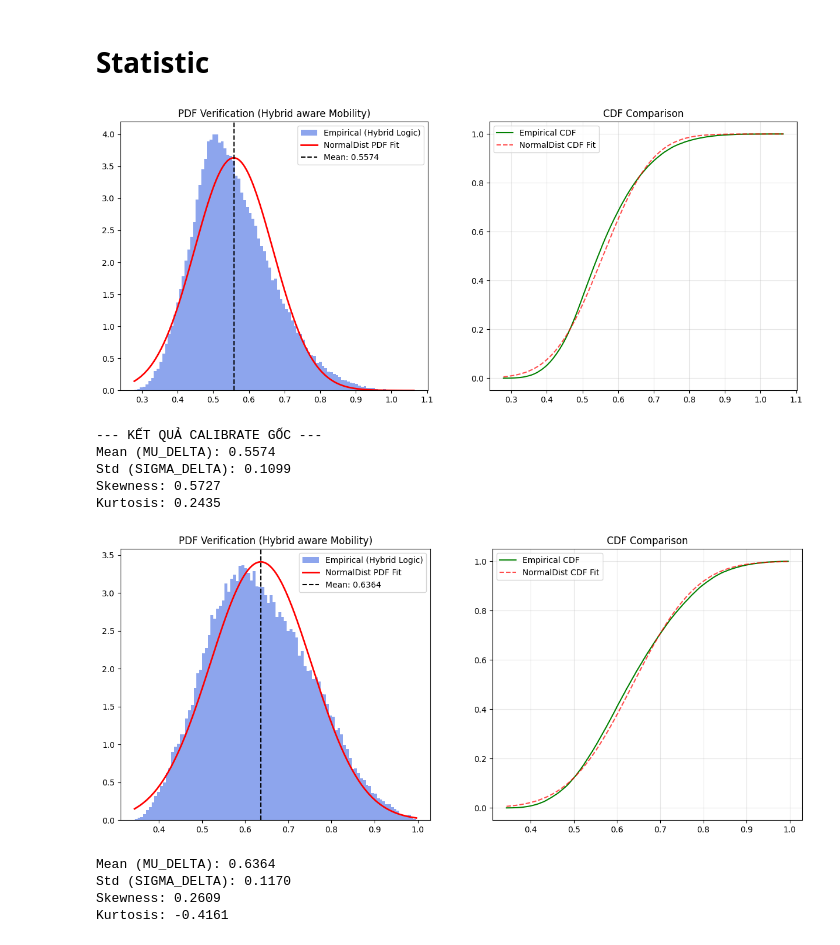
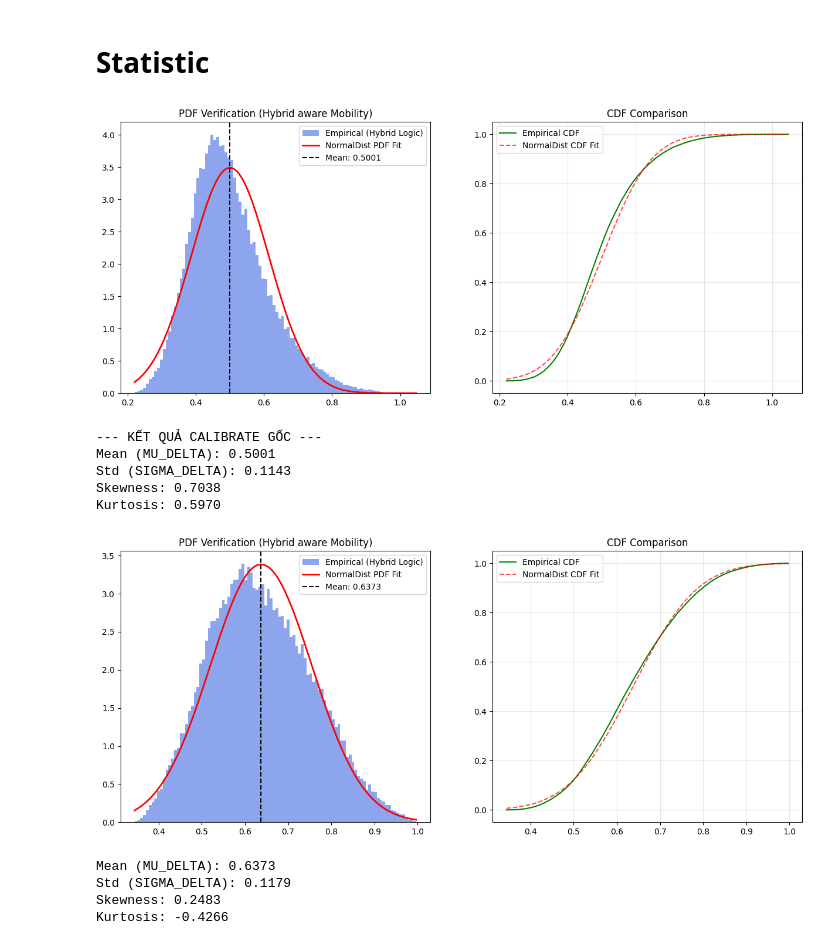
Before and after one commit to dDxCg/RAG_UAV-Network-Slicing, a Jupyter notebook: mappo.ipynb, the cells around one changed output. Cells and saved outputs as stored; diff of their text form; code cells hidden in the pictures.

```diff
--- a/mappo.ipynb
+++ b/mappo.ipynb
@@ -4612,19 +4585,15 @@ from decimal import Decimal
 
 env_config_file = "./config/environment/default.yaml"
 train_config_file = './config/train/mappo_default.yaml'
-env_config = {
-    "arrival_rate": 2.0,
-    "departure_rate": 1.8,
-    "walk_prob": 0.2, "vehicle_prob": 0.0, "staionary_prob": 0.8,
-    "embb_prob": 0.4, "urllc_prob": 0.2, "mmtc_prob": 0.4,
-  }
+env_config = {"walk_prob": 0.3, "vehicle_prob": 0.25, "stationary_prob": 0.45,
+              "embb_prob": 0.3, "urllc_prob": 0.3, "mmtc_prob": 0.4,
+              "arrival_rate": 2.2, "departure_rate": 2.8, "thinking": "Moderate Low Stress"}
 
 trial_log = []
 def objective(trial):
-    w_qos = trial.suggest_float("w_qos", 5, 8, step=0.5)
-    remaining = 10 - 1 - w_qos
-    w_energy = trial.suggest_float("w_energy", 1, remaining, step = 0.5)
-    w_fairness = 10 - w_qos - w_energy
+    w_qos = trial.suggest_float("w_qos", 2, 8, step=0.5)
+    w_energy = 10 - 1 - w_qos
+    w_fairness = 1
 
     trainer = TrainingManagerMAPPO(
         env_config_path=env_config_file,
@@ -4653,16 +4622,16 @@ def objective(trial):
             )
         }
     )
-    reward = trainer.train(early_stop=True)
-    env_pref = _get_env_penalty(env_config, w_qos, w_energy, w_fairness)
-    score = reward - env_pref["env_penalty"]
+    report = trainer.train()
+    env_pref = _get_env_pref(env_config)
+    score = report["qos"] - report["energy_usage"] + report["fairness"]
     log = {
         **env_config,
         **env_pref,
         'w_qos': float(w_qos),
         'w_energy': float(w_energy),
         'w_fairness': float(w_fairness),
-        'reward': round(reward, 2),
+        **report,
         'score': round(score, 2)
     }
     print(log)
@@ -4671,5 +4640,5 @@ def objective(trial):
 
 
 study = optuna.create_study(direction="maximize")
-study.optimize(objective, n_trials=7)
+study.optimize(objective, n_trials=5)
 # %% [output]
@@ -4712,9 +4681,9 @@ from IPython.display import FileLink
 
 # 1. Đánh dấu số trial để không bị mất dấu sau khi sort
 for i, entry in enumerate(trial_log):
-    entry['trial_no'] = i
+    entry['trial_no'] = i + 1
 
-# 2. Sắp xếp theo score giảm dần và lấy top 3
+# 2. Sắp xếp theo score giảm dần và lấy top 2
 sorted_logs = sorted(trial_log, key=lambda x: x['score'], reverse=True)
 
 # 3. Thiết lập đường dẫn
@@ -4726,7 +4695,7 @@ if not os.path.exists(directory_path):
 
 # 4. Ghi file JSONL
 with open(file_path, 'w', encoding='utf-8') as f:
-    for entry in sorted_logs[:3]:
+    for entry in sorted_logs[:2]:
         f.write(json.dumps(entry, ensure_ascii=False) + '\n')
 
 print(f"Đã lưu file tại: {file_path}")
@@ -4752,7 +4721,7 @@ def _calculate_delta(env_config):
     mobility_probs = np.array([
         env_config["walk_prob"],
         env_config["vehicle_prob"],
-        env_config["staionary_prob"]
+        env_config["stationary_prob"]
     ])
 
     slice_weights = np.array([0.4, 0.4, 0.2])
@@ -4780,11 +4749,11 @@ def plot_original_logic_verification(n_samples=100000):
         p = np.random.dirichlet([1, 1, 1])
         q = np.random.dirichlet([1, 1, 1])
         a = np.random.uniform(0.1, 5.0)
-        d = np.random.uniform(0.1, a)
+        d = np.random.uniform(0.1, 5.0)
         rand_config = {
             "arrival_rate": a,
             "departure_rate": d,
-            "walk_prob": p[0], "vehicle_prob": p[1], "staionary_prob": p[2],
+            "walk_prob": p[0], "vehicle_prob": p[1], "stationary_prob": p[2],
             "embb_prob": q[0], "urllc_prob": q[1], "mmtc_prob": q[2]
         }
         deltas.append(_calculate_delta(rand_config))
@@ -4799,39 +4768,39 @@ def plot_original_logic_verification(n_samples=100000):
     x = np.linspace(min(deltas), max(deltas), 200)
 
     # 1. PDF
     ax1.hist(deltas, bins=100, density=True, alpha=0.6, color='royalblue', label='Empirical (Hybrid Logic)')
     # Dùng list comprehension với dist.pdf() của NormalDist
     y_pdf = [dist.pdf(val) for val in x]
     ax1.plot(x, y_pdf, 'r-', lw=2, label='NormalDist PDF Fit')
     ax1.axvline(mu, color='black', linestyle='--', label=f'Mean: {mu:.4f}')
     ax1.set_title("PDF Verification (Hybrid aware Mobility)")
     ax1.legend()
 
     # 2. CDF
     ax2.plot(np.sort(deltas), np.linspace(0, 1, len(deltas)), label='Empirical CDF', color='green')
     y_cdf = [dist.cdf(val) for val in x]
     ax2.plot(x, y_cdf, 'r--', alpha=0.7, label='NormalDist CDF Fit')
     ax2.set_title("CDF Comparison")
     ax2.grid(True, alpha=0.3)
     ax2.legend()
 
     plt.show()
 
     deltas_series = pd.Series(deltas)
     print(f"--- KẾT QUẢ CALIBRATE GỐC ---")
     print(f"Mean (MU_DELTA): {mu:.4f}")
     print(f"Std (SIGMA_DELTA): {std:.4f}")
     print(f"Skewness: {deltas_series.skew():.4f}")
     print(f"Kurtosis: {deltas_series.kurt():.4f}")
 
 plot_original_logic_verification()
 # %% [output]
-[figure, old version]
+[figure, new version]
 --- KẾT QUẢ CALIBRATE GỐC ---
-Mean (MU_DELTA): 0.5574
-Std (SIGMA_DELTA): 0.1099
-Skewness: 0.5727
-Kurtosis: 0.2435
+Mean (MU_DELTA): 0.5001
+Std (SIGMA_DELTA): 0.1143
+Skewness: 0.7038
+Kurtosis: 0.5970
 # %%
 import numpy as np
 import matplotlib.pyplot as plt
@@ -4853,7 +4822,7 @@ def _calculate_jain_demand(env_config):
     m_demands = np.array([
         env_config["walk_prob"] * 0.2,
         env_config["vehicle_prob"] * 0.7,
-        env_config["staionary_prob"] * 0.1
+        env_config["stationary_prob"] * 0.1
     ])
     jain_m = (np.sum(m_demands)**2) / (3 * np.sum(m_demands**2) + 1e-9)
 
@@ -4866,7 +4835,7 @@ def plot_fairness_verification(n_samples=100000):
         p = np.random.dirichlet([1, 1, 1])
         q = np.random.dirichlet([1, 1, 1])
         conf = {
-            "walk_prob": p[0], "vehicle_prob": p[1], "staionary_prob": p[2],
+            "walk_prob": p[0], "vehicle_prob": p[1], "stationary_prob": p[2],
             "embb_prob": q[0], "urllc_prob": q[1], "mmtc_prob": q[2]
         }
         omega, _, _ = _calculate_jain_demand(conf)
@@ -4908,11 +4877,11 @@ def plot_fairness_verification(n_samples=100000):
 
 plot_fairness_verification()
 # %% [output]
-[figure, old version]
+[figure, new version]
-Mean (MU_DELTA): 0.6364
-Std (SIGMA_DELTA): 0.1170
-Skewness: 0.2609
-Kurtosis: -0.4161
+Mean (MU_DELTA): 0.6373
+Std (SIGMA_DELTA): 0.1179
+Skewness: 0.2483
+Kurtosis: -0.4266
 # %%
 import numpy as np
 from statistics import NormalDist
```
Also changed, not shown: parts of 7 cells of this notebook, 17 other files.
